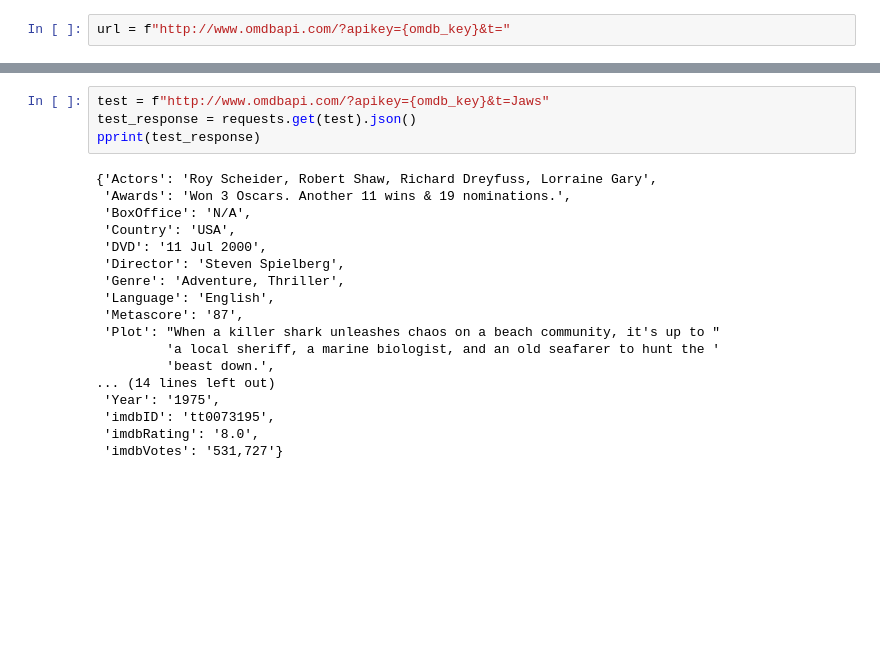
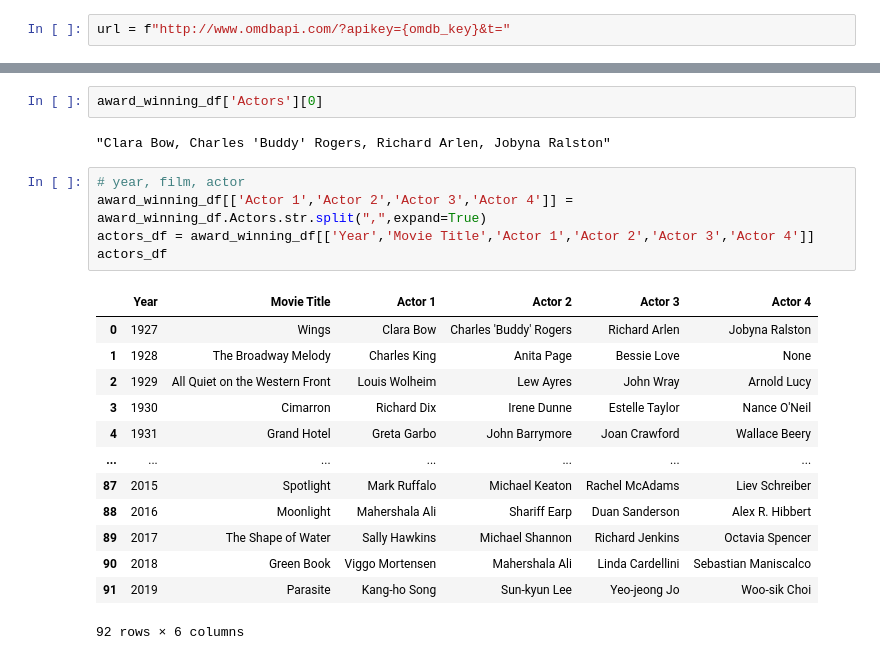
Before and after one commit to meganfoster/Group_5_Project_1, a Jupyter notebook: Award Winning Film Data.ipynb, the cells around one changed output, grey strips where cells are left out. Cells and saved outputs as stored; diff of their text form; blank space fills up the shorter version.

```diff
--- a/Award Winning Film Data.ipynb
+++ b/Award Winning Film Data.ipynb
@@ -81,22 +82,23 @@ award_winning_df.head(50)
-# %%
-test = f"http://www.omdbapi.com/?apikey={omdb_key}&t=Jaws"
-test_response = requests.get(test).json()
-pprint(test_response)
-# %% [output]
-{'Actors': 'Roy Scheider, Robert Shaw, Richard Dreyfuss, Lorraine Gary',
- 'Awards': 'Won 3 Oscars. Another 11 wins & 19 nominations.',
- 'BoxOffice': 'N/A',
- 'Country': 'USA',
- 'DVD': '11 Jul 2000',
- 'Director': 'Steven Spielberg',
- 'Genre': 'Adventure, Thriller',
- 'Language': 'English',
- 'Metascore': '87',
- 'Plot': "When a killer shark unleashes chaos on a beach community, it's up to "
-         'a local sheriff, a marine biologist, and an old seafarer to hunt the '
-         'beast down.',
-... (14 lines left out)
- 'Year': '1975',
- 'imdbID': 'tt0073195',
- 'imdbRating': '8.0',
- 'imdbVotes': '531,727'}
+# %%
+award_winning_df['Actors'][0]
+# %% [output]
+"Clara Bow, Charles 'Buddy' Rogers, Richard Arlen, Jobyna Ralston"
+# %%
+# year, film, actor
+award_winning_df[['Actor 1','Actor 2','Actor 3','Actor 4']] = award_winning_df.Actors.str.split(",",expand=True)
+actors_df = award_winning_df[['Year','Movie Title','Actor 1','Actor 2','Actor 3','Actor 4']]
+actors_df
+# %% [output]
+|  | Year | Movie Title | Actor 1 | Actor 2 | Actor 3 | Actor 4 |
+| 0 | 1927 | Wings | Clara Bow | Charles 'Buddy' Rogers | Richard Arlen | Jobyna Ralston |
+| 1 | 1928 | The Broadway Melody | Charles King | Anita Page | Bessie Love | None |
+| 2 | 1929 | All Quiet on the Western Front | Louis Wolheim | Lew Ayres | John Wray | Arnold Lucy |
+| 3 | 1930 | Cimarron | Richard Dix | Irene Dunne | Estelle Taylor | Nance O'Neil |
+| 4 | 1931 | Grand Hotel | Greta Garbo | John Barrymore | Joan Crawford | Wallace Beery |
+| ... | ... | ... | ... | ... | ... | ... |
+| 87 | 2015 | Spotlight | Mark Ruffalo | Michael Keaton | Rachel McAdams | Liev Schreiber |
+| 88 | 2016 | Moonlight | Mahershala Ali | Shariff Earp | Duan Sanderson | Alex R. Hibbert |
+| 89 | 2017 | The Shape of Water | Sally Hawkins | Michael Shannon | Richard Jenkins | Octavia Spencer |
+| 90 | 2018 | Green Book | Viggo Mortensen | Mahershala Ali | Linda Cardellini | Sebastian Maniscalco |
+| 91 | 2019 | Parasite | Kang-ho Song | Sun-kyun Lee | Yeo-jeong Jo | Woo-sik Choi |
+92 rows × 6 columns
```
Also changed, not shown: parts of 3 cells of this notebook.
